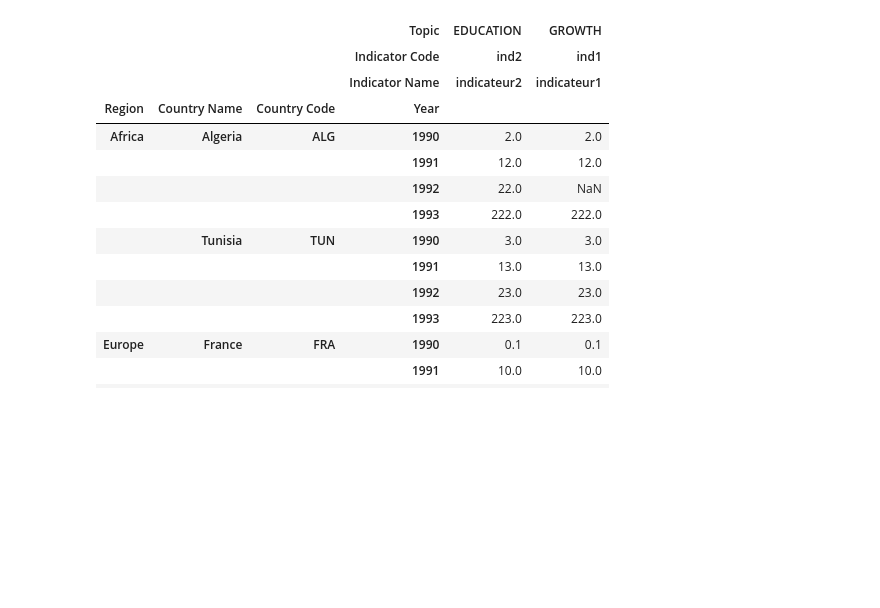
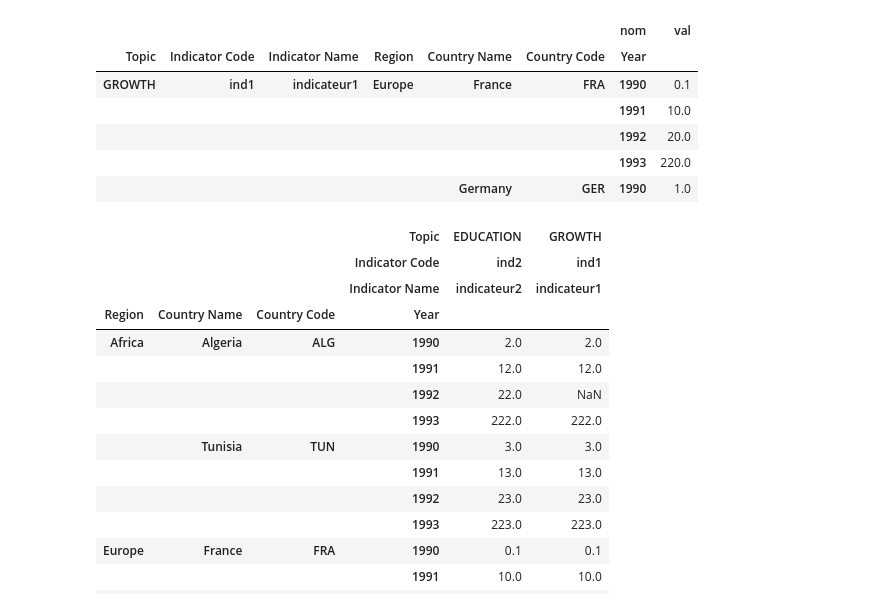
Before and after one commit to SmellyArmure/OC_DS_Project2, a Jupyter notebook: NOTEBOOK/Brouillons1_0.ipynb, the cells around one changed output. Saved outputs shown, nothing was run; the diff lists cells and outputs as text; code cells hidden in the pictures; blank space fills up the shorter version.

```diff
--- a/NOTEBOOK/Brouillons1_0.ipynb
+++ b/NOTEBOOK/Brouillons1_0.ipynb
@@ -60,0 +72,12 @@ my_df5.head()
+# %%
+#my_df5 = my_df5.unstack(['Topic', 'Indicator Code', 'Indicator Name']).stack('Year')
+my_df5 = my_df5.stack('Year')
+my_df5.head()
+# %% [output]
+|  |  |  |  |  |  | nom | val |
+| Topic | Indicator Code | Indicator Name | Region | Country Name | Country Code | Year |  |
+| GROWTH | ind1 | indicateur1 | Europe | France | FRA | 1990 | 0.1 |
+|  |  |  |  |  |  | 1991 | 10.0 |
+|  |  |  |  |  |  | 1992 | 20.0 |
+|  |  |  |  |  |  | 1993 | 220.0 |
+|  |  |  |  | Germany | GER | 1990 | 1.0 |
```
Also changed, not shown: parts of 7 cells of this notebook.
